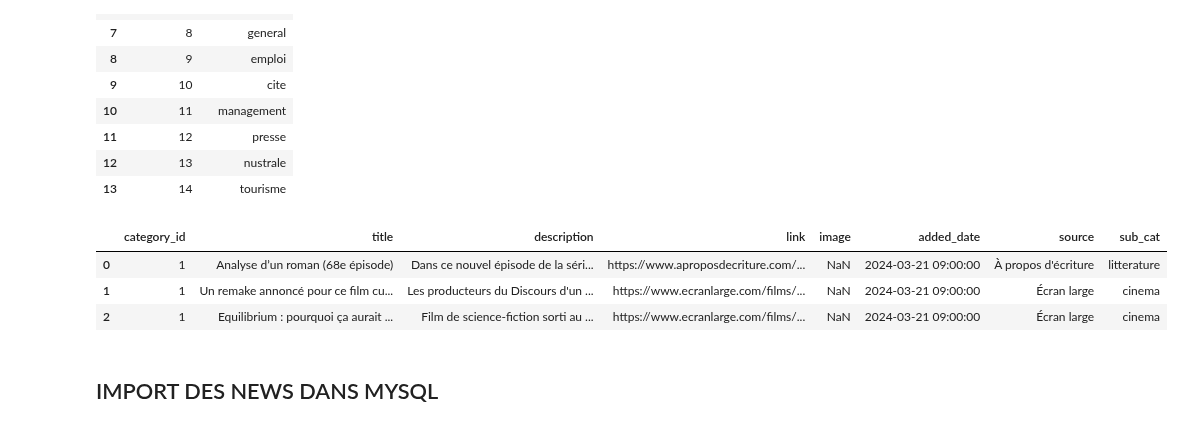
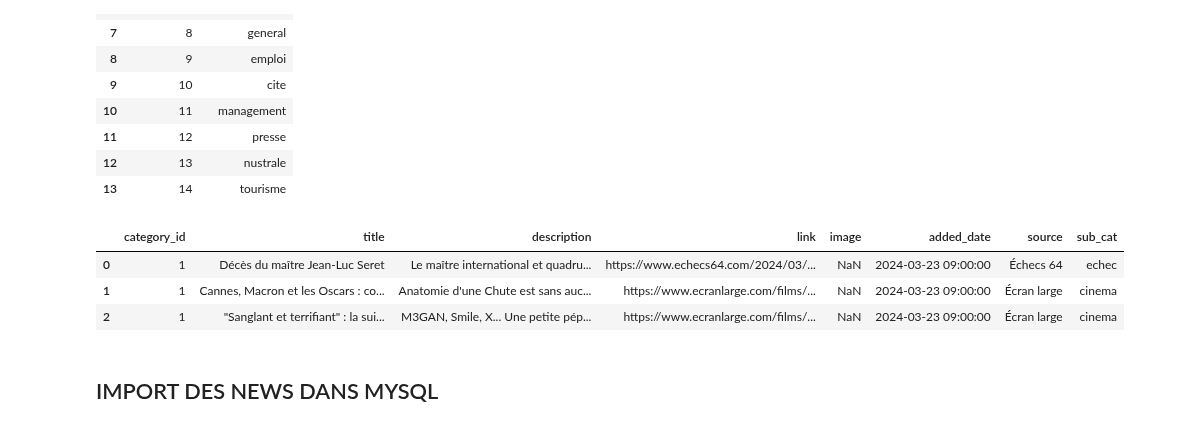
Before and after one commit to dlouvegnies/the_mdr_project, a Jupyter notebook: notebooks/mysql.ipynb, the cells around one changed output. Saved outputs shown, nothing was run; the diff lists cells and outputs as text; code cells hidden in the pictures.

```diff
--- a/notebooks/mysql.ipynb
+++ b/notebooks/mysql.ipynb
@@ -229,18 +229,22 @@ Résultats de la requête :
 | 12 | 13 | nustrale |
 | 13 | 14 | tourisme |
 # %%
-data_df = pd.read_csv('../raw_data/only_today_export_2024-03-21_cleaned.csv')
+import pandas as pd
+import mysql.connector
+from sqlalchemy import create_engine
+
+data_df = pd.read_csv('../raw_data/only_today_export_2024-03-23_cleaned.csv')
 
 # Dataframe which is associate withe the news table
 result = data_df.merge(cat_df, left_on='theme', right_on='cat_name')
 news_df = result[['category_id', 'title', 'description', 'link','image', 'added_date', 'source', 'soustheme']]
 news_df = news_df.rename(columns={'soustheme': 'sub_cat'})
 news_df.head(3)
 # %% [output]
 |  | category_id | title | description | link | image | added_date | source | sub_cat |
-| 0 | 1 | Analyse d’un roman (68e épisode) | Dans ce nouvel épisode de la séri... | https://www.aproposdecriture.com/... | NaN | 2024-03-21 09:00:00 | À propos d'écriture | litterature |
-| 1 | 1 | Un remake annoncé pour ce film cu... | Les producteurs du Discours d'un ... | https://www.ecranlarge.com/films/... | NaN | 2024-03-21 09:00:00 | Écran large | cinema |
-| 2 | 1 | Equilibrium : pourquoi ça aurait ... | Film de science-fiction sorti au ... | https://www.ecranlarge.com/films/... | NaN | 2024-03-21 09:00:00 | Écran large | cinema |
+| 0 | 1 | Décès du maître Jean-Luc Seret | Le maître international et quadru... | https://www.echecs64.com/2024/03/... | NaN | 2024-03-23 09:00:00 | Échecs 64 | echec |
+| 1 | 1 | Cannes, Macron et les Oscars : co... | Anatomie d'une Chute est sans auc... | https://www.ecranlarge.com/films/... | NaN | 2024-03-23 09:00:00 | Écran large | cinema |
+| 2 | 1 | "Sanglant et terrifiant" : la sui... | M3GAN, Smile, X... Une petite pép... | https://www.ecranlarge.com/films/... | NaN | 2024-03-23 09:00:00 | Écran large | cinema |
 # %% [markdown]
 ## IMPORT DES NEWS DANS MYSQL
 # %%
```
Also changed, not shown: 4 other files.
